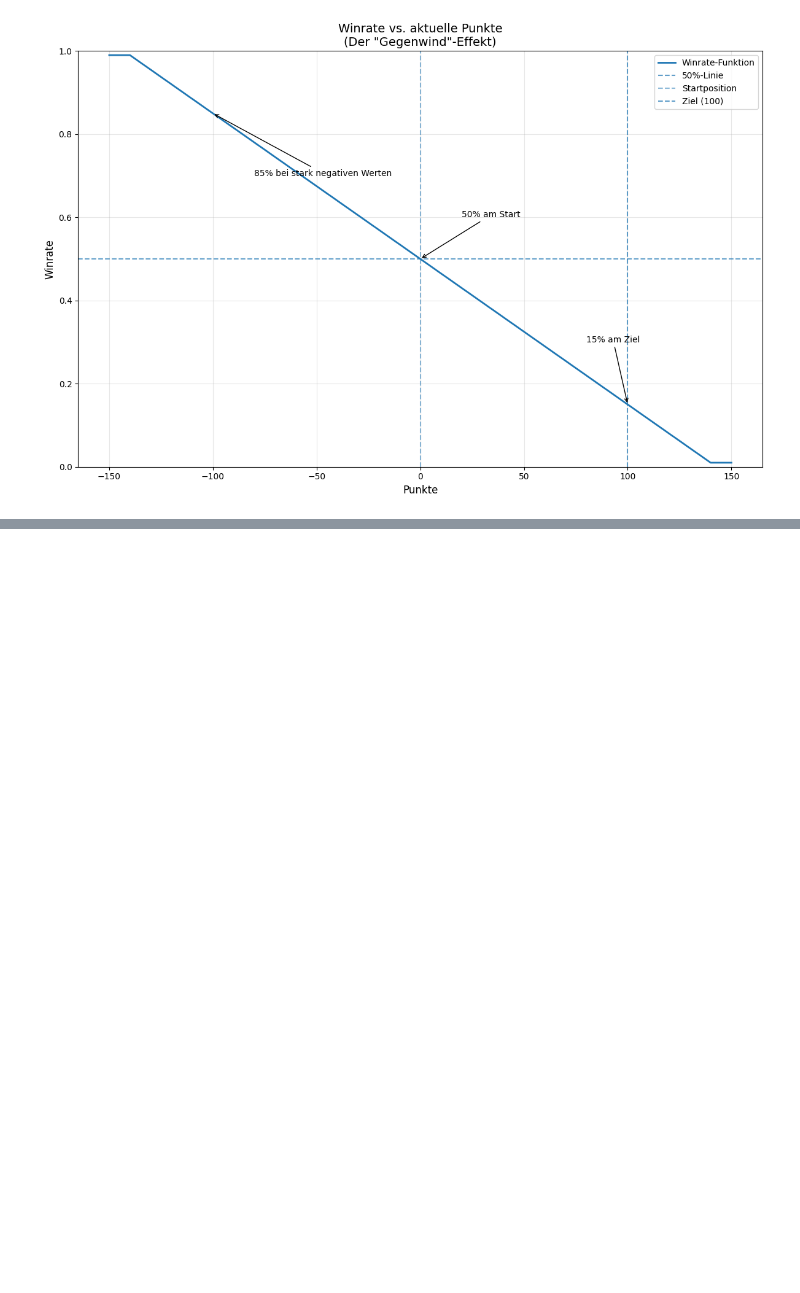
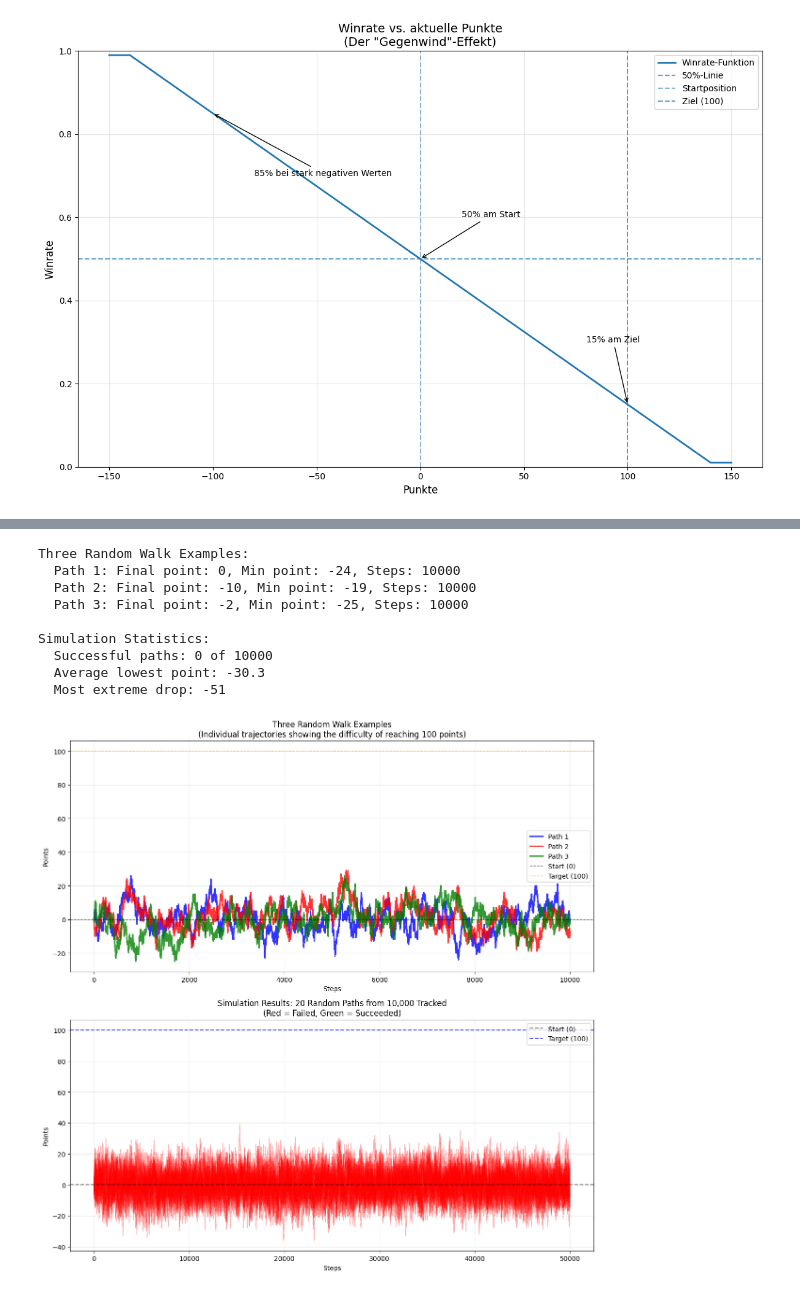
Before and after one commit to CatraMyBeloved/elo_walk, a Jupyter notebook: biased_random_walk_escape_probability.ipynb, the cells around one changed output, grey strips where cells are left out. Drawn from its saved outputs; the diff is of its cells as text; code cells hidden in the pictures; blank space fills up the shorter version.

```diff
--- a/biased_random_walk_escape_probability.ipynb
+++ b/biased_random_walk_escape_probability.ipynb
@@ -113,8 +93,3 @@ def simulate_single_run(target=100, max_steps=50000, track_path=False):
         steps += 1
 
     return 0, steps, min_points, path
-
-result, steps, min_points, path = simulate_single_run()
-print(f"Testergebnis: {'Erfolg' if result==1 else 'Timeout'}")
-print(f"Benötigte Schritte: {steps:,}")
-print(f"Tiefster erreichter Punkt: {min_points}")
@@ -299,0 +184,74 @@ Extremster Einbruch: -45
+# %%
+def plot_combined_paths_analysis(detailed_results, max_paths=10):
+    fig, (ax1, ax2) = plt.subplots(2, 1, figsize=(12, 12))
+
+    colors = ['blue', 'red', 'green']
+    labels = ['Path 1', 'Path 2', 'Path 3']
+
+    print("Three Random Walk Examples:")
+    for i in range(3):
+        np.random.seed(42 + i * 10)
+
+        result, steps, min_points, path = simulate_single_run(target=100, max_steps=10000, track_path=True)
+
+        if path:
+            ax1.plot(range(len(path)), path, color=colors[i], label=labels[i], linewidth=2, alpha=0.8)
+
+            final_point = path[-1] if path else 0
+            print(f"  {labels[i]}: Final point: {final_point}, Min point: {min_points}, Steps: {len(path)-1}")
+
+    ax1.axhline(y=0, linestyle='--', alpha=0.5, color='black', label='Start (0)', linewidth=1)
+    ax1.axhline(y=100, linestyle='--', alpha=0.7, color='orange', label='Target (100)', linewidth=1)
+
+    ax1.set_xlabel('Steps')
+    ax1.set_ylabel('Points')
+    ax1.set_title('Three Random Walk Examples\n(Individual trajectories showing the difficulty of reaching 100 points)')
+    ax1.grid(True, alpha=0.3)
+    ax1.legend()
+
+    tracked_paths = detailed_results['tracked_paths']
+
+    if tracked_paths:
+        paths_to_plot = min(max_paths, len(tracked_paths))
+        for i in range(paths_to_plot):
+            path_data = tracked_paths[i]
+            path = path_data['path']
+            steps = len(path)
+
+            color = 'green' if path_data['result'] == 1 else 'red'
+            alpha = 0.7 if path_data['result'] == 1 else 0.3
+
+            ax2.plot(range(steps), path, alpha=alpha, color=color, linewidth=1)
+
+        ax2.axhline(y=0, linestyle='--', alpha=0.5, color='black', label='Start (0)')
+        ax2.axhline(y=100, linestyle='--', alpha=0.7, color='blue', label='Target (100)')
+        ax2.set_xlabel('Steps')
+        ax2.set_ylabel('Points')
+        ax2.set_title(f'Simulation Results: {paths_to_plot} Random Paths from {len(tracked_paths):,} Tracked\n(Red = Failed, Green = Succeeded)')
+        ax2.grid(True, alpha=0.3)
+        ax2.legend()
+
+        print(f"\nSimulation Statistics:")
+        print(f"  Successful paths: {sum(1 for p in tracked_paths if p['result'] == 1)} of {len(tracked_paths)}")
+        min_points = [p['min_points'] for p in tracked_paths]
+        print(f"  Average lowest point: {np.mean(min_points):.1f}")
+        print(f"  Most extreme drop: {min(min_points)}")
+    else:
+        ax2.text(0.5, 0.5, 'No tracked paths available', ha='center', va='center', transform=ax2.transAxes)
+        ax2.set_title('No Tracked Paths Available')
+
+    plt.tight_layout()
+    plt.show()
+
+plot_combined_paths_analysis(results, max_paths=20)
+# %% [output]
+Three Random Walk Examples:
+  Path 1: Final point: 0, Min point: -24, Steps: 10000
+  Path 2: Final point: -10, Min point: -19, Steps: 10000
+  Path 3: Final point: -2, Min point: -25, Steps: 10000
+
+Simulation Statistics:
+  Successful paths: 0 of 10000
+  Average lowest point: -30.3
+  Most extreme drop: -51
+[figure, added]
```
Also changed, not shown: parts of 9 cells of this notebook.
